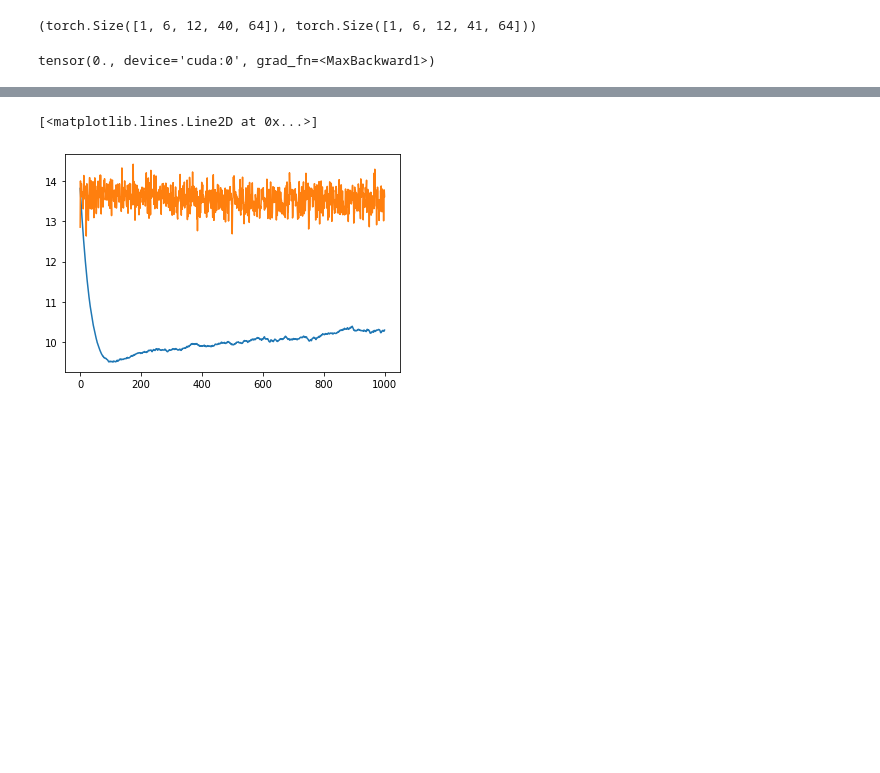
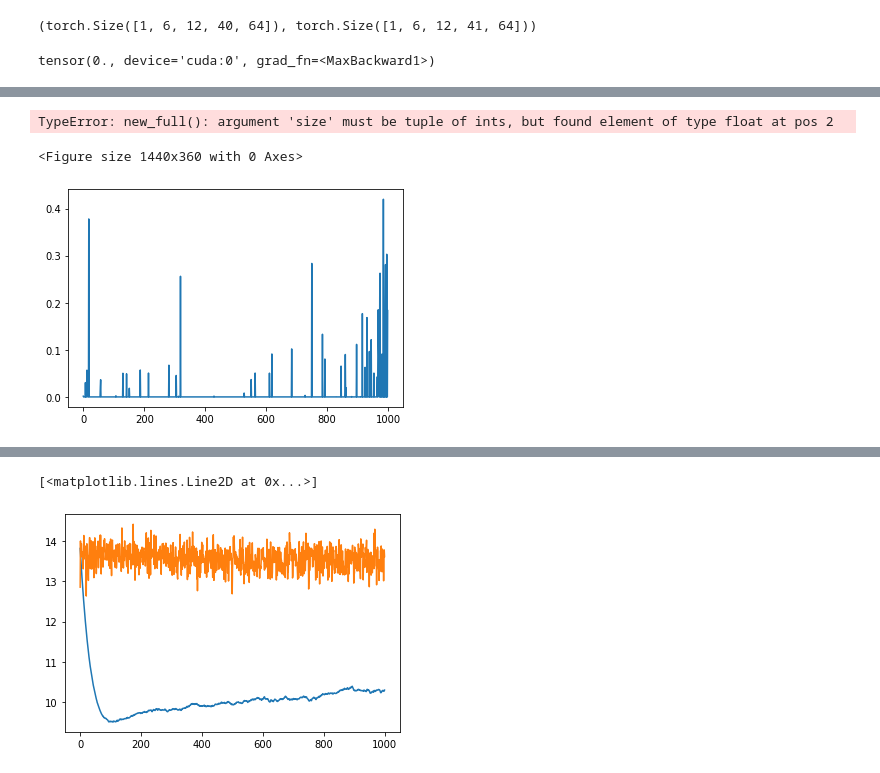
Before and after one commit to akarshkumar0101/transformer-memory, a Jupyter notebook: dead_memories.ipynb, the cells around one changed output, grey strips where cells are left out. Cells and saved outputs as stored; diff of their text form; code cells hidden in the pictures; blank space fills up the shorter version.

```diff
--- a/dead_memories.ipynb
+++ b/dead_memories.ipynb
@@ -56,5 +72,17 @@ torch.Size([1000, 6, 12, 40, 64])
 # %%
 import wandb
+# %%
+import torchvision
+def stack2d(a, padding=0, pad_val=None):
+    # n_layers, n_heads, n, m
+    # a = torch.cat(a.split(1, dim=1), dim=-1)[:, 0]
+    # a = torch.cat(a.split(1, dim=0), dim=-2)[0]
+    nl, nh = a.shape[:2]
+    if pad_val is None:
+        pad_val=a.max()
+    a = torchvision.utils.make_grid(a.transpose(0, 1).transpose(-1, -2).reshape(nl*nh, 1, *a.shape[-2:]),
+                                    nrow=nl, padding=padding, pad_value=pad_val)[0].T
+    return a
 # %%
 torch.manual_seed(0)
 n_memories = 80
@@ -153,0 +217,11 @@ Find logs at: ./wandb/run-20220628_185108-1psfw695/logs
+# %%
+a = Amsmsm_sum
+plt.figure(figsize=(20, 5))
+plt.imshow(to_np(stack2d(Amsmsm_sum/1000., padding=1.))); plt.colorbar()
+# %% [output]
+TypeError: new_full(): argument 'size' must be tuple of ints, but found element of type float at pos 2
+<Figure size 1440x360 with 0 Axes>
+# %%
+plt.plot(to_np(a[:, 2, 11, 6]));
+# %% [output]
+[figure, added]
```
Also changed, not shown: parts of 25 cells of this notebook, 4 other files.
